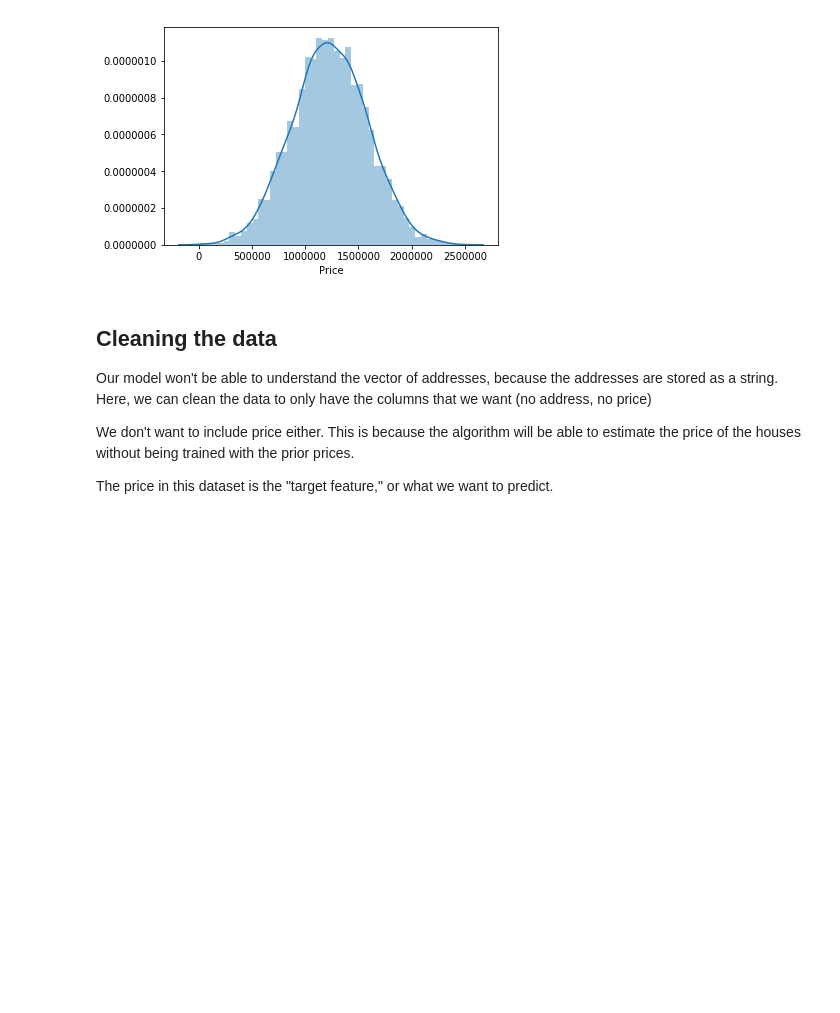
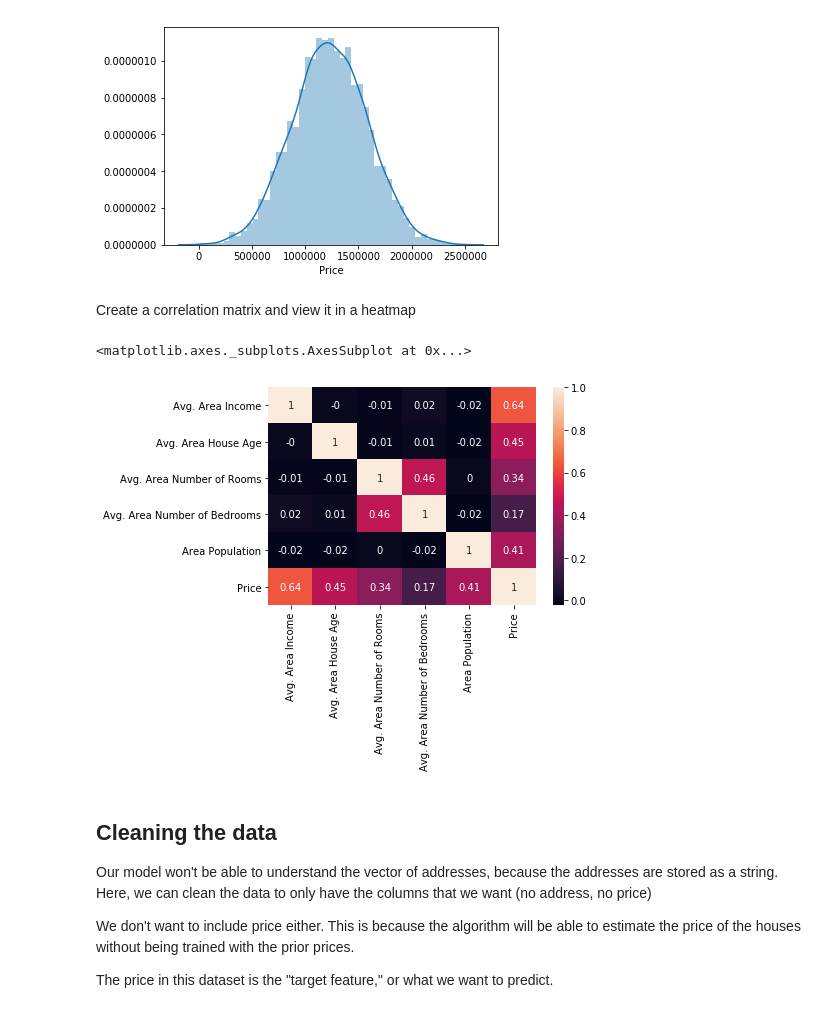
Before and after one commit to mattnappo/basic-ml, a Jupyter notebook: Notebooks/Housing/HouseValue.ipynb, the cells around one changed output. Saved outputs shown, nothing was run; the diff lists cells and outputs as text; code cells hidden in the pictures; blank space fills up the shorter version.

```diff
--- a/Notebooks/Housing/HouseValue.ipynb
+++ b/Notebooks/Housing/HouseValue.ipynb
@@ -47,6 +49,14 @@ sns.distplot(data['Price'])
 # %% [output]
 <matplotlib.axes._subplots.AxesSubplot at 0x...>
 [figure]
+# %% [markdown]
+Create a correlation matrix and view it in a heatmap
+# %%
+correlation_matrix = data.corr().round(2)
+sns.heatmap(data=correlation_matrix, annot=True)
+# %% [output]
+<matplotlib.axes._subplots.AxesSubplot at 0x...>
+[figure, added]
 # %% [markdown]
 ## Cleaning the data
 Our model won't be able to understand the vector of addresses, because the addresses are stored as a string.
```
Also changed, not shown: parts of 11 cells of this notebook, 4 other files.
